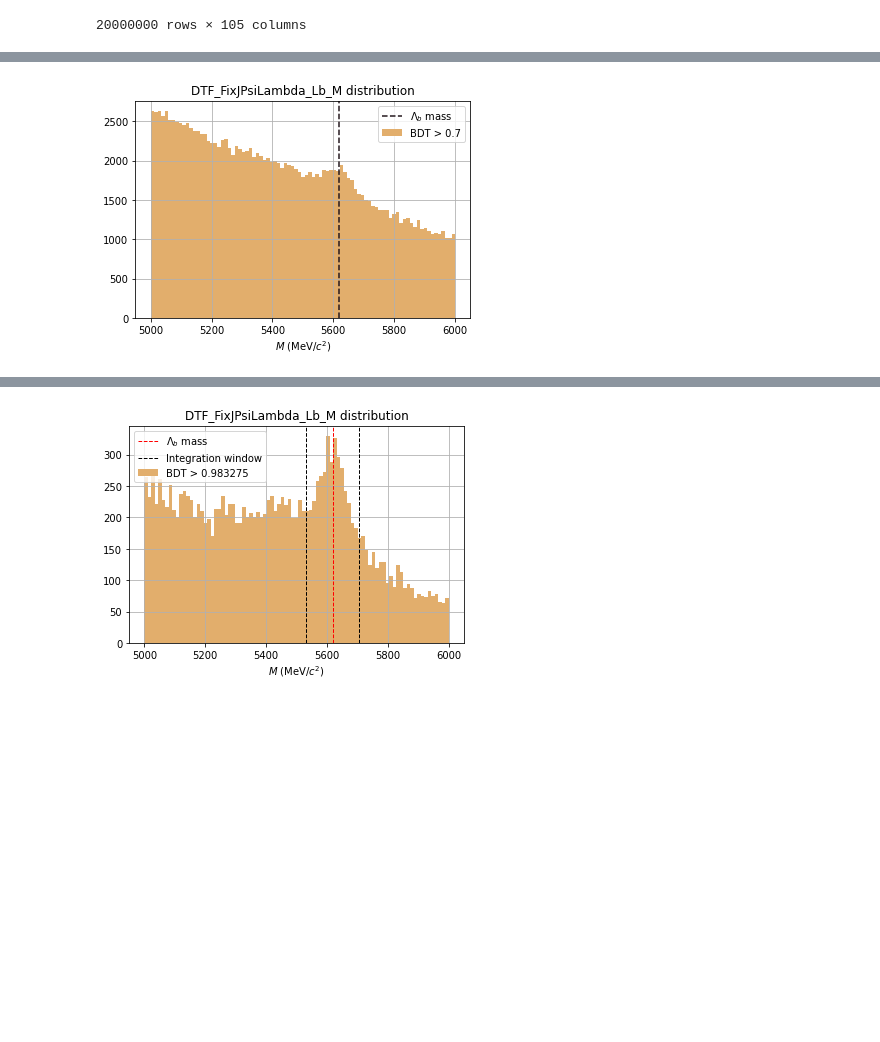
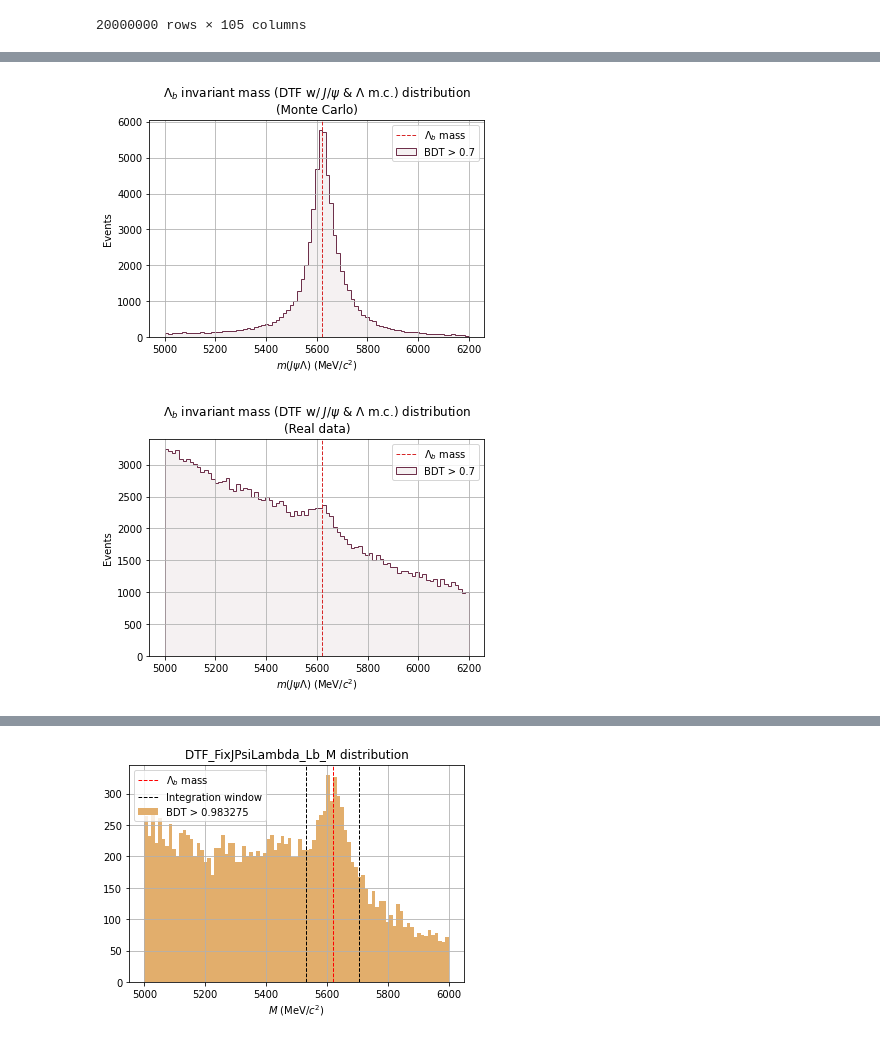
Before and after one commit to alatios/lb2jpsil_classifier-studies, a Jupyter notebook: BDT/6_BDT_threshold_optimizer.ipynb, the cells around one changed output, grey strips where cells are left out. Saved outputs shown, nothing was run; the diff lists cells and outputs as text; code cells hidden in the pictures; blank space fills up the shorter version.

```diff
--- a/BDT/6_BDT_threshold_optimizer.ipynb
+++ b/BDT/6_BDT_threshold_optimizer.ipynb
@@ -199,5 +340,23 @@ gc.collect()
+# %%
+## Takes as input a hexstring (doesn't care if with or without the leading hash)
+## and an alpha value. Yields a tuple for matplotlib color definition
+def HexToRGBA(hexstring, alpha):
+    if hexstring[0] == '#':
+        hexstring = hexstring[1:]
+
+    #return tuple(int(hexstring[i:i+2], 16) for i in (0, 2, 4))
+    return list(int(hexstring[i:i+2], 16)/255 for i in (0, 2, 4)) + [alpha]
 # %%
 plum = '#6e304b'
 apricot = '#e2ae6c'
-threshold = 0.7 # 0.88
+lightplum = '#a37c82'
+# %%
+invariantMassVariable = 'DTF_FixJPsiLambda_Lb_M'
+invariantMassVariableTitle = '$\Lambda_b$ invariant mass (DTF w/ $J/\psi$ & $\Lambda$ m.c.)'
+
+lambdabPDGMass = 5620.2
+
+MC_thresholdCondition = df_MC_Filtered['BDT_output'] > threshold
+Data_thresholdCondition = df_Data['BDT_output'] > threshold
+thresholdLabel = "BDT > " + str(threshold)
 # %%
@@ -220,12 +394,33 @@ plt.show()
 # %%
-data, bins, patches = plt.hist(df_Data.loc[df_Data['BDT_output'] > threshold, massToPlot],bins=87,
-         range=(5000,6000), color=apricot, alpha=1, label="BDT > " + str(threshold), density=False)
+massRange = (5000, 6200)
+binNumber = 85
+
+MC_events, MC_bins, MC_patches = plt.hist(
+    df_MC_Filtered.loc[MC_thresholdCondition, invariantMassVariable],
+    histtype='stepfilled', color=HexToRGBA(lightplum,0.1), edgecolor=plum,
+    bins=binNumber, range=massRange, label=thresholdLabel)
+
 plt.grid()
 #plt.yscale('log')
-plt.xlabel("$M$ (MeV/$c^2$)")
-plt.title(massToPlot + " distribution")
-plt.axvline(5620.2, color='#22161c', linestyle='--', label='$\Lambda_b$ mass')
+plt.xlabel("$m(J\psi \Lambda)$ (MeV/$c^2$)")
+plt.ylabel('Events')
+plt.title(invariantMassVariableTitle + " distribution" + '\n(Monte Carlo)')
+plt.axvline(lambdabPDGMass, color='tab:red', linestyle='--', linewidth='1', label='$\Lambda_b$ mass')
 plt.legend()
 plt.show()
+
+data_events, data_bins, data_patches = plt.hist(
+    df_Data.loc[Data_thresholdCondition, invariantMassVariable],
+    histtype='stepfilled', color=HexToRGBA(lightplum,0.1), edgecolor=plum,
+    bins=binNumber, range=massRange, label=thresholdLabel)
+
+plt.grid()
+plt.xlabel("$m(J\psi \Lambda)$ (MeV/$c^2$)")
+plt.ylabel('Events')
+plt.title(invariantMassVariableTitle + " distribution" + '\n(Real data)')
+plt.axvline(lambdabPDGMass, color='tab:red', linestyle='--', linewidth='1', label='$\Lambda_b$ mass')
+plt.legend()
+plt.show()
 # %% [output]
-[figure, old version]
+[figure, new version]
+[figure, added]
```
Also changed, not shown: parts of 81 cells of this notebook.
